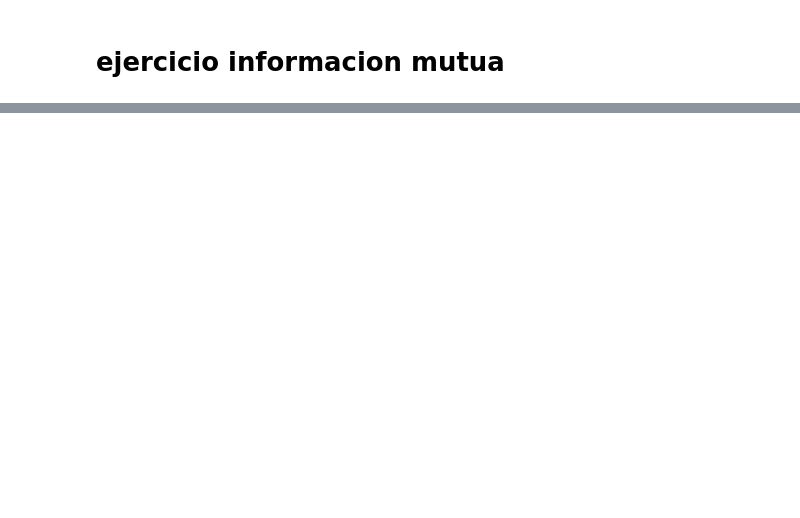
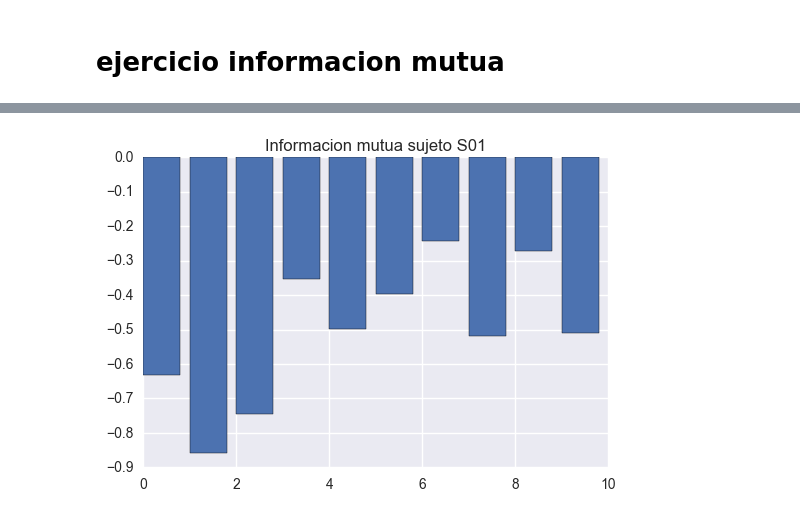
Before and after one commit to turtle-lea/ciencia-de-datos, a Jupyter notebook: tp-2/tp2-version-final.ipynb, the cells around one changed output, grey strips where cells are left out. Drawn from its saved outputs; the diff is of its cells as text; code cells hidden in the pictures; blank space fills up the shorter version.

```diff
--- a/tp-2/tp2-version-final.ipynb
+++ b/tp-2/tp2-version-final.ipynb
@@ -846,0 +922,21 @@ KeyboardInterrupt:
+# %%
+max_value, min_value, x75, x25 = calculate_bin_max_min(matrix_s01)
+t_bin = calculate_tbin(max_value, min_value, x75, x25, matrix_s01.shape)
+cant_bins = int((max_value-min_value)/t_bin)+1
+
+array_probabilities = []
+for elec_matrix in array_electrodos_matrix:
+    array_probabilities.append(calculate_probabilities(elec_matrix, max_value, min_value, t_bin))
+# %%
+#electrodos_tomados_de_a_2
+array_info_mutua = []
+for par in electrodos_tomados_de_a_2:
+    array_info_mutua.append(calculate_informacion_mutua(array_electrodos_serie[par[0]],array_electrodos_serie[par[1]],array_probabilities[par[0]],array_probabilities[par[1]],cant_bins))
+# %%
+array_info_mutua_S = np.copy(array_info_mutua)
+# %%
+plt.bar(range(len(array_info_mutua_S)), array_info_mutua_S)
+plt.title("Informacion mutua sujeto S01")
+plt.show()
+# %% [output]
+[figure, added]
```
Also changed, not shown: parts of 27 cells of this notebook.
